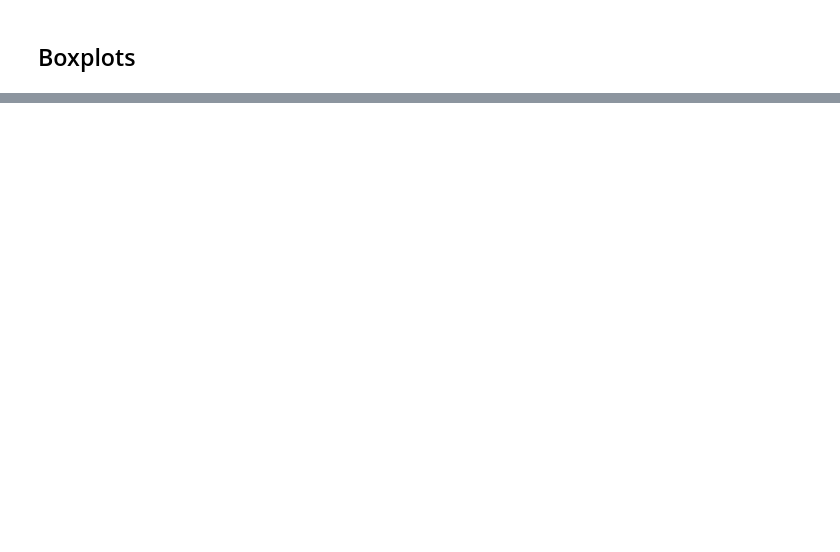
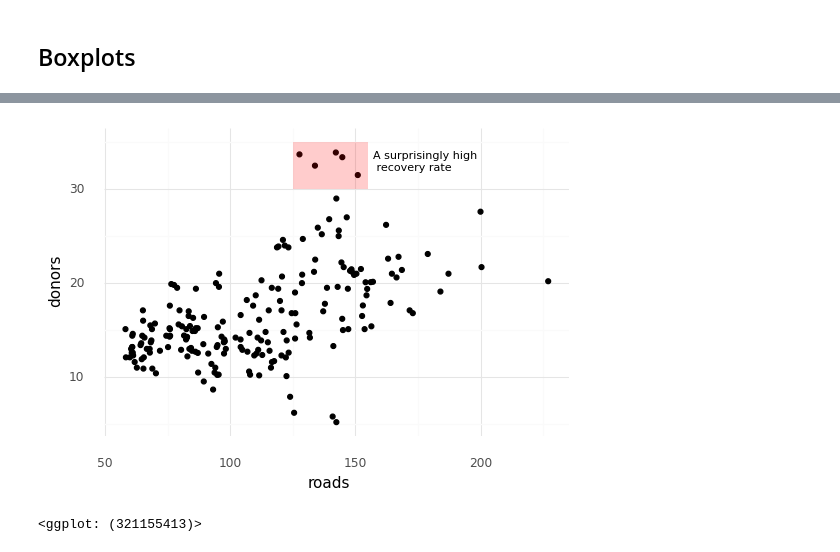
Before and after one commit to jkgiesler/healy-viz, a Jupyter notebook: chapter5-python.ipynb, the cells around one changed output, grey strips where cells are left out. Cells and saved outputs as stored; diff of their text form; code cells hidden in the pictures; blank space fills up the shorter version.

```diff
--- a/chapter5-python.ipynb
+++ b/chapter5-python.ipynb
@@ -207,0 +305,13 @@ p + geom_jitter(position=position_jitter(width=0.15)) + \
+# %%
+# 5.22
+plotnine.options.figure_size = (6, 4)
+
+p = ggplot(data=organdata,
+           mapping=aes(x='roads',y='donors'))
+p + geom_point() + \
+    annotate(geom='rect',xmin=125,xmax=155,ymin=30,ymax=35,fill="red",alpha=0.2) + \
+    annotate(geom='text',x=157,y=33,label="A surprisingly high \n recovery rate",hjust='left',size=8) +\
+    theme_minimal()
+# %% [output]
+[figure, added]
+<ggplot: (321155413)>
```
Also changed, not shown: parts of 20 cells of this notebook, 1 other file.
